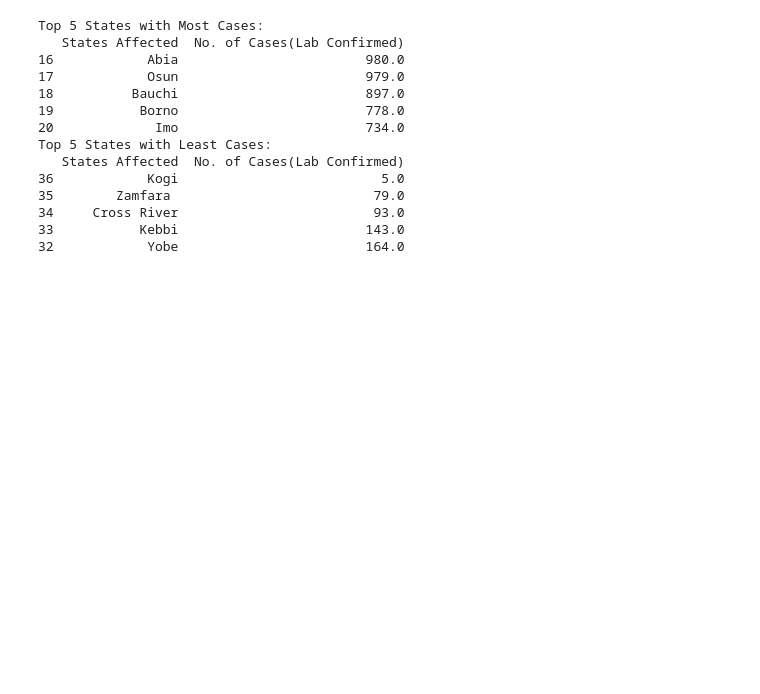
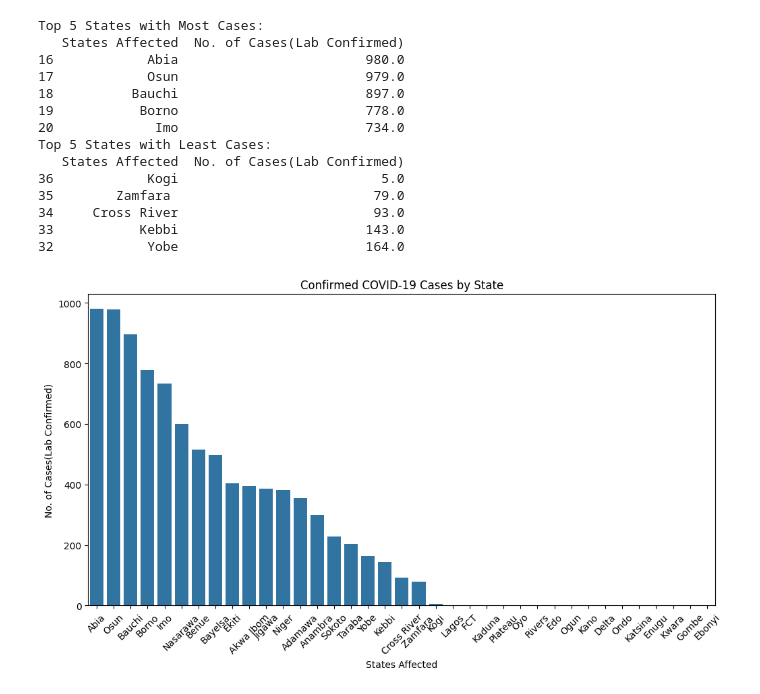
Before and after one commit to Fanfave1/Nigeria-covid-19-dataanalysis-project, a Jupyter notebook: COVID_19_notebook.ipynb, the cells around one changed output. Cells and saved outputs as stored; diff of their text form; code cells hidden in the pictures; blank space fills up the shorter version.

```diff
--- a/COVID_19_notebook.ipynb
+++ b/COVID_19_notebook.ipynb
@@ -167,3 +167,15 @@ Top 5 States with Least Cases:
 34     Cross River                         93.0
 33           Kebbi                        143.0
 32            Yobe                        164.0
+# %%
+import matplotlib.pyplot as plt
+import seaborn as sns
+
+# Bar chart: Confirmed cases by state
+plt.figure(figsize=(12, 6))
+sns.barplot(x='States Affected', y='No. of Cases(Lab Confirmed)', data=covid_nig_data.sort_values(by='No. of Cases(Lab Confirmed)', ascending=False))
+plt.title('Confirmed COVID-19 Cases by State')
+plt.xticks(rotation=45)
+plt.show()
+# %% [output]
+[figure, added]
```
